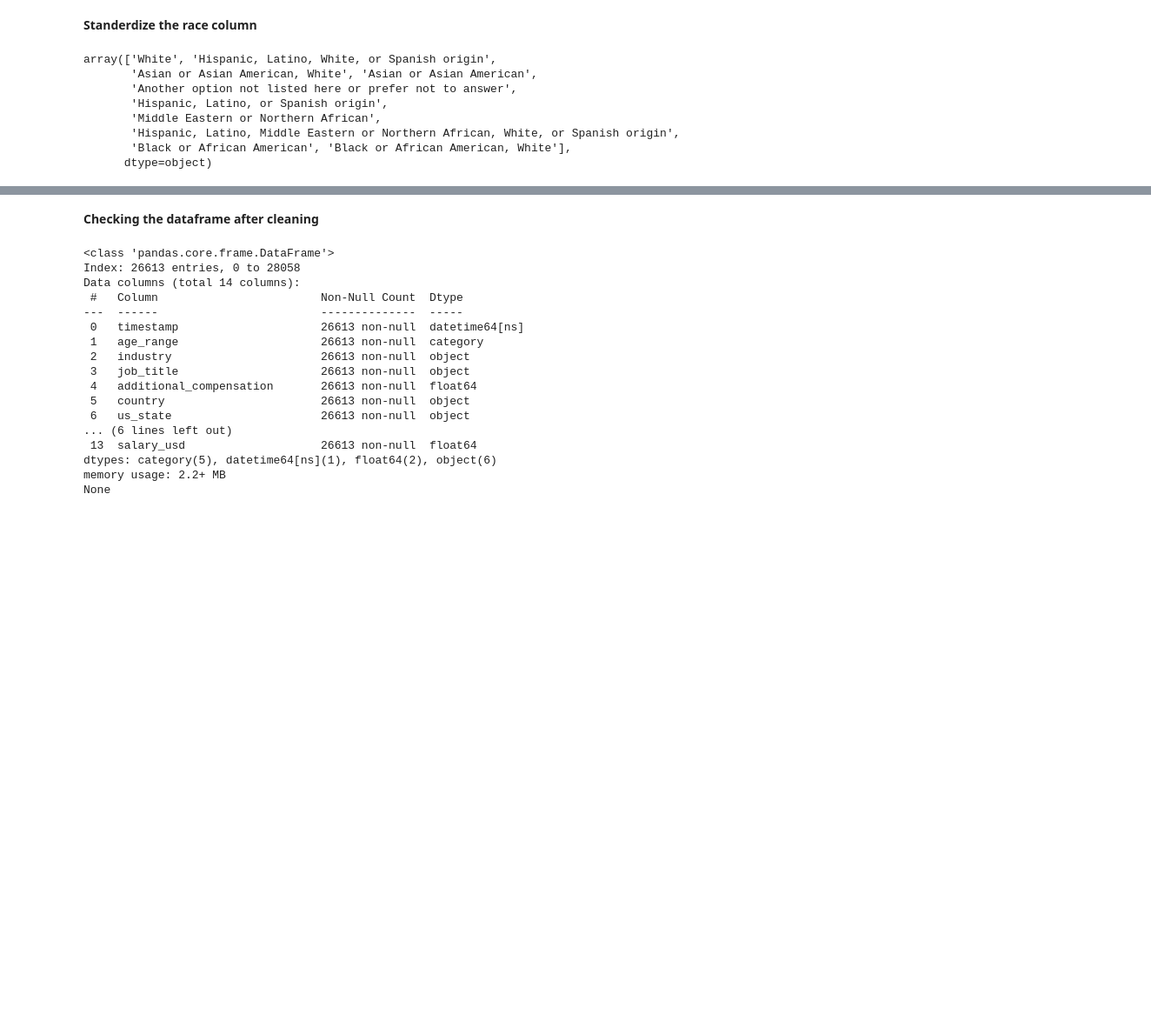
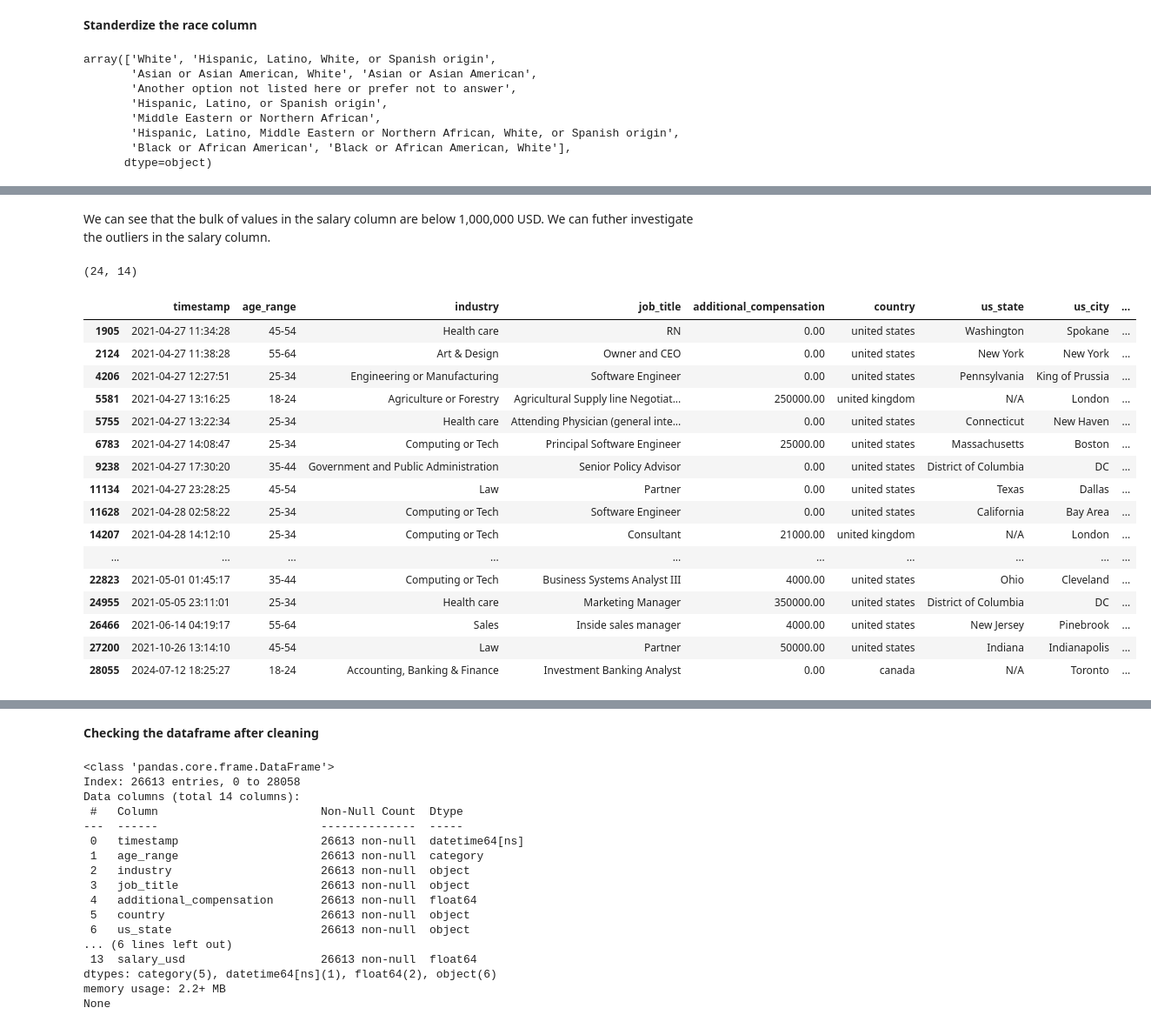
Before and after one commit to idowujames/Manager-Salary-Survey-2021-, a Jupyter notebook: notebooks/2.0-ji-second-cleaning.ipynb, the cells around one changed output, grey strips where cells are left out. Shown at 87% size. Drawn from its saved outputs; the diff is of its cells as text; code cells hidden in the pictures; blank space fills up the shorter version.

```diff
--- a/notebooks/2.0-ji-second-cleaning.ipynb
+++ b/notebooks/2.0-ji-second-cleaning.ipynb
@@ -165,0 +161,24 @@ array(['White', 'Hispanic, Latino, White, or Spanish origin',
+# %% [markdown]
+We can see that the bulk of values in the salary column are below 1,000,000 USD. We can futher investigate the outliers in the salary column.
+# %%
+print(df[df['salary_usd'] > 800_000].shape)
+df[df['salary_usd'] > 800_000]
+# %% [output]
+(24, 14)
+|  | timestamp | age_range | industry | job_title | additional_compensation | country | us_state | us_city | ... |
+| 1905 | 2021-04-27 11:34:28 | 45-54 | Health care | RN | 0.00 | united states | Washington | Spokane | ... |
+| 2124 | 2021-04-27 11:38:28 | 55-64 | Art & Design | Owner and CEO | 0.00 | united states | New York | New York | ... |
+| 4206 | 2021-04-27 12:27:51 | 25-34 | Engineering or Manufacturing | Software Engineer | 0.00 | united states | Pennsylvania | King of Prussia | ... |
+| 5581 | 2021-04-27 13:16:25 | 18-24 | Agriculture or Forestry | Agricultural Supply line Negotiat... | 250000.00 | united kingdom | N/A | London | ... |
+| 5755 | 2021-04-27 13:22:34 | 25-34 | Health care | Attending Physician (general inte... | 0.00 | united states | Connecticut | New Haven | ... |
+| 6783 | 2021-04-27 14:08:47 | 25-34 | Computing or Tech | Principal Software Engineer | 25000.00 | united states | Massachusetts | Boston | ... |
+| 9238 | 2021-04-27 17:30:20 | 35-44 | Government and Public Administration | Senior Policy Advisor | 0.00 | united states | District of Columbia | DC | ... |
+| 11134 | 2021-04-27 23:28:25 | 45-54 | Law | Partner | 0.00 | united states | Texas | Dallas | ... |
+| 11628 | 2021-04-28 02:58:22 | 25-34 | Computing or Tech | Software Engineer | 0.00 | united states | California | Bay Area | ... |
+| 14207 | 2021-04-28 14:12:10 | 25-34 | Computing or Tech | Consultant | 21000.00 | united kingdom | N/A | London | ... |
+| ... | ... | ... | ... | ... | ... | ... | ... | ... | ... |
+| 22823 | 2021-05-01 01:45:17 | 35-44 | Computing or Tech | Business Systems Analyst III | 4000.00 | united states | Ohio | Cleveland | ... |
+| 24955 | 2021-05-05 23:11:01 | 25-34 | Health care | Marketing Manager | 350000.00 | united states | District of Columbia | DC | ... |
+| 26466 | 2021-06-14 04:19:17 | 55-64 | Sales | Inside sales manager | 4000.00 | united states | New Jersey | Pinebrook | ... |
+| 27200 | 2021-10-26 13:14:10 | 45-54 | Law | Partner | 50000.00 | united states | Indiana | Indianapolis | ... |
+| 28055 | 2024-07-12 18:25:27 | 18-24 | Accounting, Banking & Finance | Investment Banking Analyst | 0.00 | canada | N/A | Toronto | ... |
```
Also changed, not shown: parts of 9 cells of this notebook.
